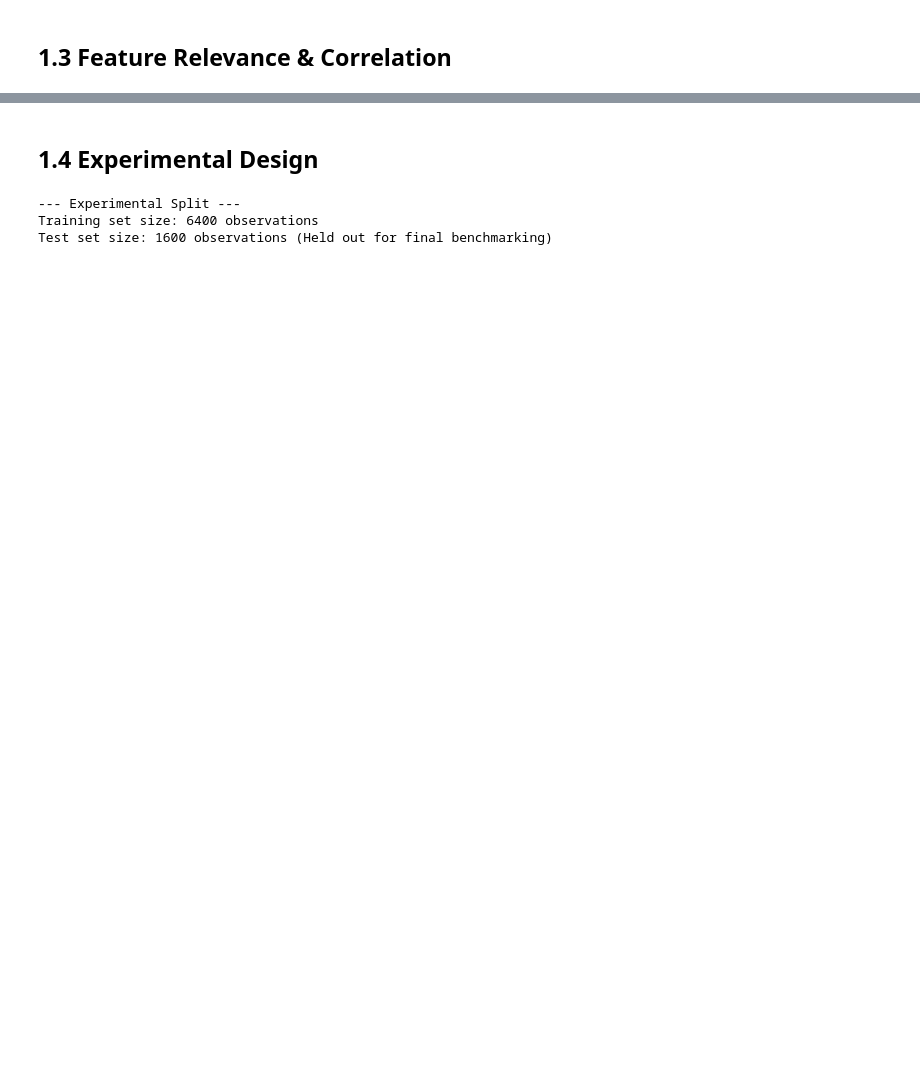
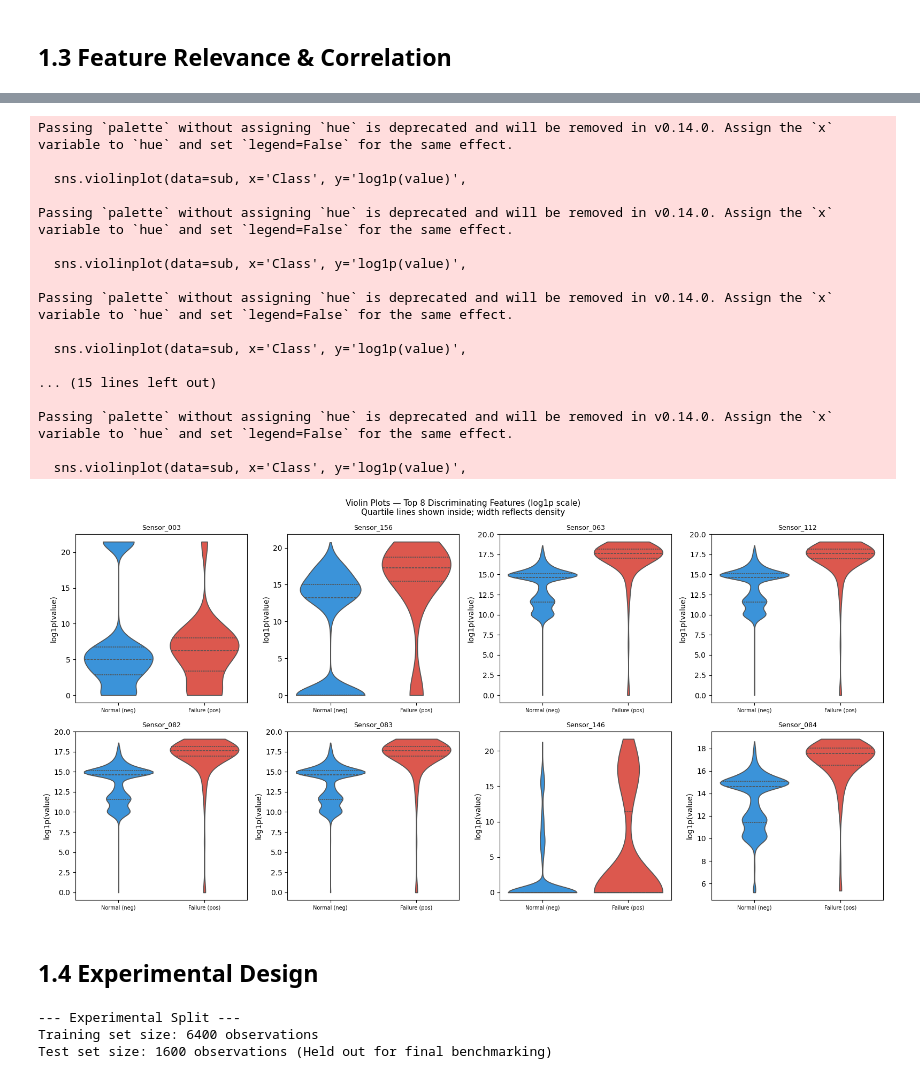
Before and after one commit to YameenMunir/Artificial-Intelligence-Coursework, a Jupyter notebook: notebook/main.ipynb, the cells around one changed output, grey strips where cells are left out. Drawn from its saved outputs; the diff is of its cells as text; code cells hidden in the pictures; blank space fills up the shorter version.

```diff
--- a/notebook/main.ipynb
+++ b/notebook/main.ipynb
@@ -203,3 +236,49 @@ plt.show()
+# %%
+# Log-scale violin plots — top 8 discriminating features, split by class
+# log1p handles the zero-heavy, heavily right-skewed sensor distributions
+top8_feats = mean_diff.nlargest(8).index.tolist()
+
+plot_rows = []
+for feat in top8_feats:
+    for cls, mask in [('Normal (neg)', neg_mask), ('Failure (pos)', pos_mask)]:
+        vals = np.log1p(df[feat][mask].dropna())
+        for v in vals:
+            plot_rows.append({'Feature': feat, 'Class': cls, 'log1p(value)': v})
+plot_df = pd.DataFrame(plot_rows)
+
+fig, axes = plt.subplots(2, 4, figsize=(16, 8))
+for ax, feat in zip(axes.flatten(), top8_feats):
+    sub = plot_df[plot_df['Feature'] == feat]
+    sns.violinplot(data=sub, x='Class', y='log1p(value)',
+                   palette={'Normal (neg)': '#2196F3', 'Failure (pos)': '#F44336'},
+                   ax=ax, cut=0, inner='quartile')
+    ax.set_title(feat, fontsize=9)
+    ax.set_xlabel('')
+    ax.tick_params(axis='x', labelsize=7)
+
+plt.suptitle('Violin Plots — Top 8 Discriminating Features (log1p scale)\nQuartile lines shown inside; width reflects density', fontsize=11)
+plt.tight_layout()
+plt.savefig('fig8_violin_log_scale.png', dpi=150, bbox_inches='tight')
+plt.show()
+# %% [output]
+Passing `palette` without assigning `hue` is deprecated and will be removed in v0.14.0. Assign the `x` variable to `hue` and set `legend=False` for the same effect.
+
+  sns.violinplot(data=sub, x='Class', y='log1p(value)',
+
+Passing `palette` without assigning `hue` is deprecated and will be removed in v0.14.0. Assign the `x` variable to `hue` and set `legend=False` for the same effect.
+
+  sns.violinplot(data=sub, x='Class', y='log1p(value)',
+
+Passing `palette` without assigning `hue` is deprecated and will be removed in v0.14.0. Assign the `x` variable to `hue` and set `legend=False` for the same effect.
+
+  sns.violinplot(data=sub, x='Class', y='log1p(value)',
+
+... (15 lines left out)
+
+Passing `palette` without assigning `hue` is deprecated and will be removed in v0.14.0. Assign the `x` variable to `hue` and set `legend=False` for the same effect.
+
+  sns.violinplot(data=sub, x='Class', y='log1p(value)',
+[figure, added]
 # %% [markdown]
 ## 1.4 Experimental Design
 # %%
```
Also changed, not shown: parts of 6 cells of this notebook, 2 other files.
